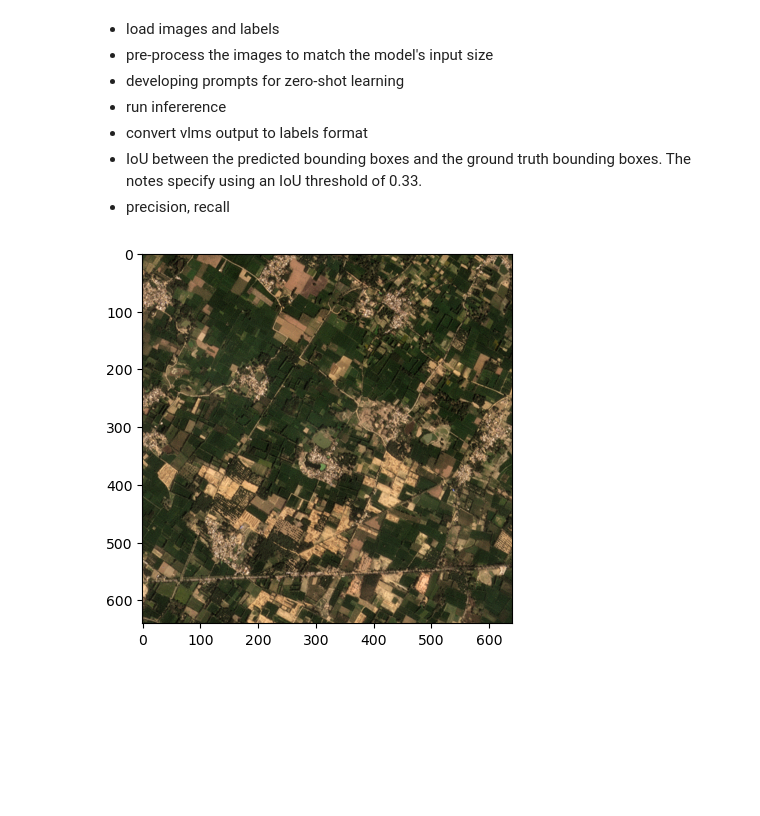
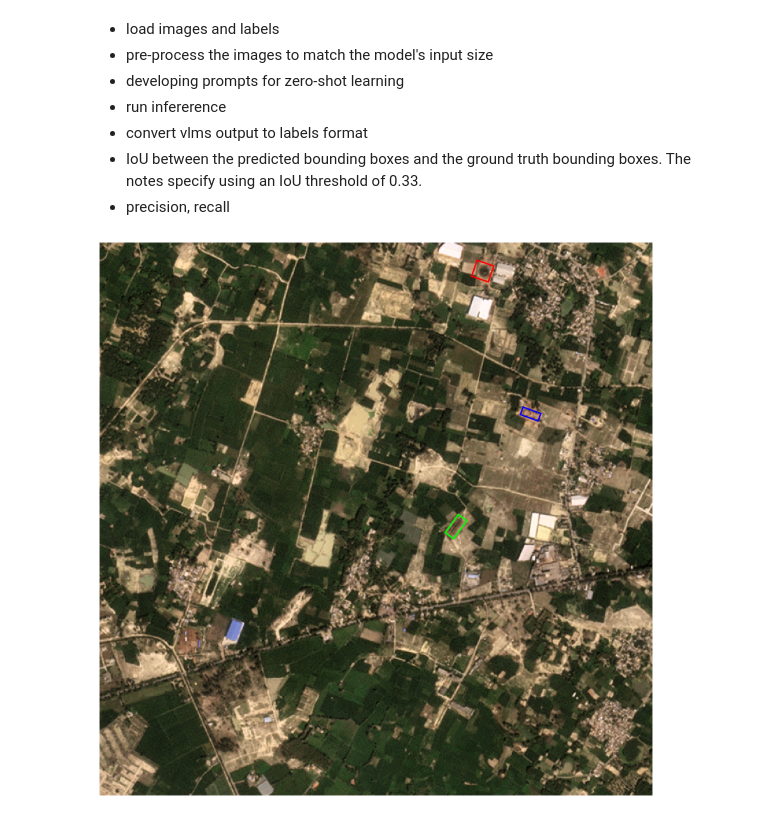
Before and after one commit to devansh-lodha/vlm-domain-adapt-kilns, a Jupyter notebook: qwen_lucknow_airshed.ipynb, the cells around one changed output. Drawn from its saved outputs; the diff is of its cells as text; code cells hidden in the pictures; blank space fills up the shorter version.

Commit message:
load images and labels

```diff
--- a/qwen_lucknow_airshed.ipynb
+++ b/qwen_lucknow_airshed.ipynb
@@ -17,7 +10,0 @@ import matplotlib.pyplot as plt
-# %%
-with rasterio.open("data/lucknow_airshed/images/8982881_3146145.tif") as src:
-    image = torch.tensor(src.read())
-    # plot the image
-    plt.imshow(image.permute(1, 2, 0))
-# %% [output]
-[figure, removed]
@@ -25,0 +11,20 @@ with rasterio.open("data/lucknow_airshed/images/8982881_3146145.tif") as src:
+# %%
+import os
+
+import rasterio
+# import shapely.geometry
+import geojson
+
+import numpy as np
+import matplotlib.pyplot as plt
+import matplotlib.patches as patches
+%matplotlib inline
+%config InlineBackend.figure_format = 'retina'
+
+import torch
+import torchvision.transforms as transforms
+if torch.cuda.is_available():
+    device = torch.device("cuda:3")
+else:
+    device = torch.device("cpu")
+    print("CUDA is not available, using CPU")
@@ -25,0 +218,9 @@ with rasterio.open("data/lucknow_airshed/images/8982881_3146145.tif") as src:
+# %%
+with open("data/lucknow_airshed/metadata.geojson") as f:
+        metadata = geojson.load(f)
+image_tensor,label_tensor, image_metadata = load_image_and_label("data/lucknow_airshed/images/9010399_3082855.tif",
+                                                                  "data/lucknow_airshed/labels/9010399_3082855.txt",
+                                                                  metadata)
+visualize_data(image_tensor, label_tensor)
+# %% [output]
+[figure, added]
```
Also changed, not shown: parts of 6 cells of this notebook, 1 other file.
